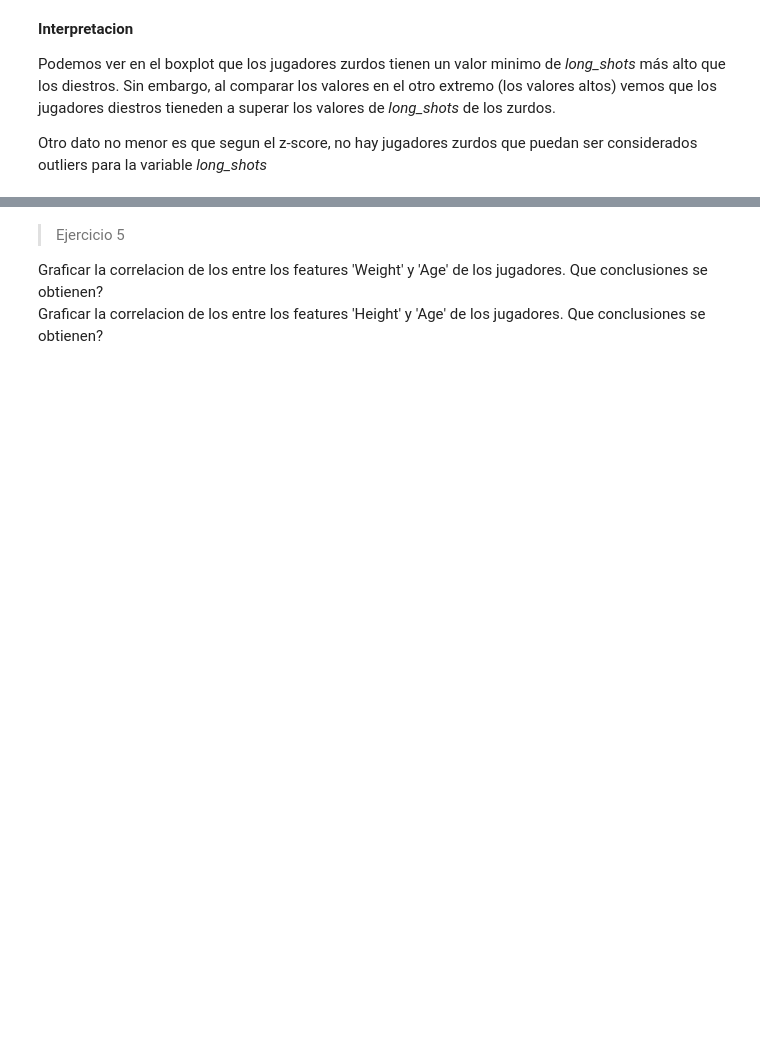
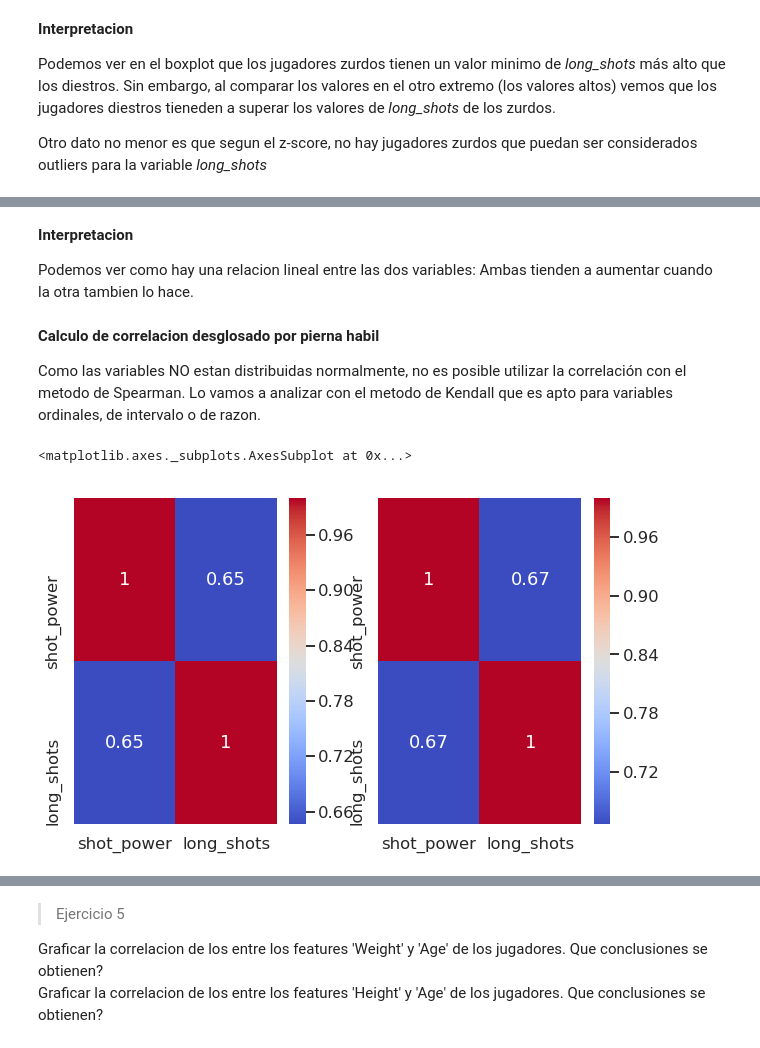
Before and after one commit to diplodatos2019/Mentoria_Analisis_Visualizacion_Datos, a Jupyter notebook: Practico_AyV_resolucion.ipynb, the cells around one changed output, grey strips where cells are left out. Cells and saved outputs as stored; diff of their text form; code cells hidden in the pictures; blank space fills up the shorter version.

```diff
--- a/Practico_AyV_resolucion.ipynb
+++ b/Practico_AyV_resolucion.ipynb
@@ -431,0 +458,24 @@ Calcular la correlacion entre los features 'Shot Power' y 'Long Shots' desglosan
+# %% [markdown]
+**Interpretacion**
+
+Podemos ver como hay una relacion lineal entre las dos variables: Ambas tienden a aumentar cuando la otra tambien lo hace.
+# %% [markdown]
+**Calculo de correlacion desglosado por pierna habil**
+
+Como las variables NO estan distribuidas normalmente, no es posible utilizar la correlación con el metodo de Spearman. Lo vamos a analizar con el metodo de Kendall que es apto para variables ordinales, de intervalo o de razon.
+# %%
+plt.figure(figsize=(10,6))
+
+# Correlacion entre zurdos
+
+plt.subplot(1,2,1)
+sns.heatmap(df_player[df_player.preferred_foot=="left"][["shot_power", "long_shots"]].corr(method="kendall"),
+            annot=True, cmap="coolwarm")
+
+# Correlacion entre diestros
+plt.subplot(1,2,2)
+sns.heatmap(df_player[df_player.preferred_foot=="right"][["shot_power", "long_shots"]].corr(method="kendall"),
+            annot=True, cmap="coolwarm")
+# %% [output]
+<matplotlib.axes._subplots.AxesSubplot at 0x...>
+[figure, added]
```
Also changed, not shown: parts of 6 cells of this notebook.
